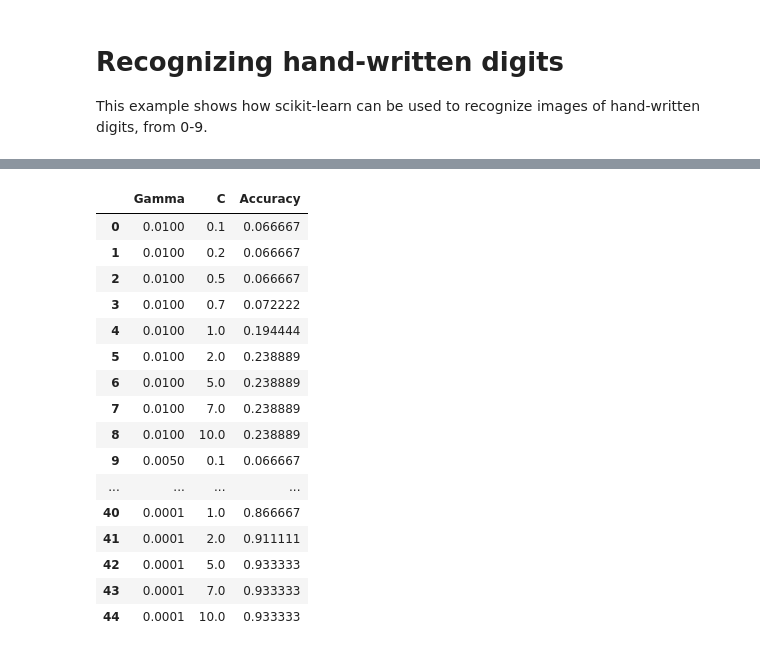
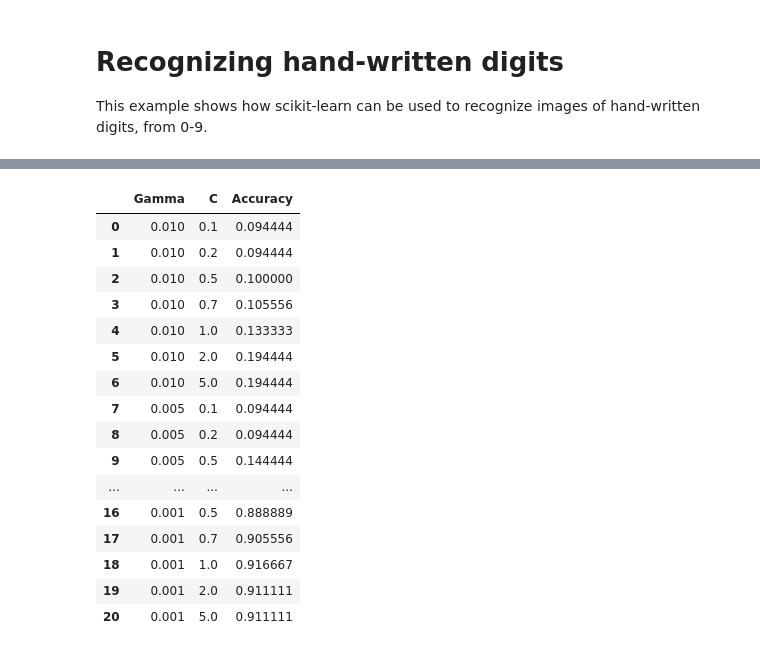
Before and after one commit to DRGeetaChhabra/rep1, a Jupyter notebook: classification.ipynb, the cells around one changed output, grey strips where cells are left out. Saved outputs shown, nothing was run; the diff lists cells and outputs as text; code cells hidden in the pictures.

```diff
--- a/classification.ipynb
+++ b/classification.ipynb
@@ -60,8 +25,10 @@ in the test subset.
 # %%
-# flatten the images
+#Loading the Data
+
+digits = datasets.load_digits()
 n_samples = len(digits.images)
 data = digits.images.reshape((n_samples, -1))
 from sklearn.metrics import accuracy_score
 
-gammas = [0.01, 0.005, 0.001, 0.0005, 0.0001]
-Cs =  [0.1, 0.2, 0.5, 0.7, 1, 2, 5, 7, 10]
+gammas = [0.01, 0.005, 0.001]
+C_list =  [0.1, 0.2, 0.5, 0.7, 1, 2, 5]
@@ -105,48 +47,50 @@ X_test,X_dev, y_test,y_dev = train_test_split(
 # %%
 df =pd.DataFrame()
 
 pg = []
 pc =[]
 acc =[]
 
 for gamma in gammas:
-    for c in Cs:
+    for c in C_list:
         # Create a classifier: a support vector classifier
         clf = svm.SVC(gamma=gamma, C=c)
 
         # Learn the digits on the train subset
         clf.fit(X_train, y_train)
 
-        # Predict the value of the digit on the test subset
-        predicted = clf.predict(X_dev)
+        # Predict the value of the digit on the dev subset
+        predicted_dev = clf.predict(X_dev)
 
-        score = accuracy_score(y_pred=predicted,y_true=y_dev)
+        score = accuracy_score(y_pred=predicted_dev,y_true=y_dev)
 
         pg.append(gamma)
         pc.append(c)
         acc.append(score)
+
+predicted = clf.predict(X_test)
 
 
 df['Gamma'] = pg
 df['C']= pc
 df['Accuracy'] = acc
 
 df
 # %% [output]
 |  | Gamma | C | Accuracy |
-| 0 | 0.0100 | 0.1 | 0.066667 |
-| 1 | 0.0100 | 0.2 | 0.066667 |
-| 2 | 0.0100 | 0.5 | 0.066667 |
-| 3 | 0.0100 | 0.7 | 0.072222 |
-| 4 | 0.0100 | 1.0 | 0.194444 |
-| 5 | 0.0100 | 2.0 | 0.238889 |
-| 6 | 0.0100 | 5.0 | 0.238889 |
-| 7 | 0.0100 | 7.0 | 0.238889 |
-| 8 | 0.0100 | 10.0 | 0.238889 |
-| 9 | 0.0050 | 0.1 | 0.066667 |
+| 0 | 0.010 | 0.1 | 0.094444 |
+| 1 | 0.010 | 0.2 | 0.094444 |
+| 2 | 0.010 | 0.5 | 0.100000 |
+| 3 | 0.010 | 0.7 | 0.105556 |
+| 4 | 0.010 | 1.0 | 0.133333 |
+| 5 | 0.010 | 2.0 | 0.194444 |
+| 6 | 0.010 | 5.0 | 0.194444 |
+| 7 | 0.005 | 0.1 | 0.094444 |
+| 8 | 0.005 | 0.2 | 0.094444 |
+| 9 | 0.005 | 0.5 | 0.144444 |
 | ... | ... | ... | ... |
-| 40 | 0.0001 | 1.0 | 0.866667 |
-| 41 | 0.0001 | 2.0 | 0.911111 |
-| 42 | 0.0001 | 5.0 | 0.933333 |
-| 43 | 0.0001 | 7.0 | 0.933333 |
-| 44 | 0.0001 | 10.0 | 0.933333 |
+| 16 | 0.001 | 0.5 | 0.888889 |
+| 17 | 0.001 | 0.7 | 0.905556 |
+| 18 | 0.001 | 1.0 | 0.916667 |
+| 19 | 0.001 | 2.0 | 0.911111 |
+| 20 | 0.001 | 5.0 | 0.911111 |
```
Also changed, not shown: parts of 16 cells of this notebook, 1 other file.
